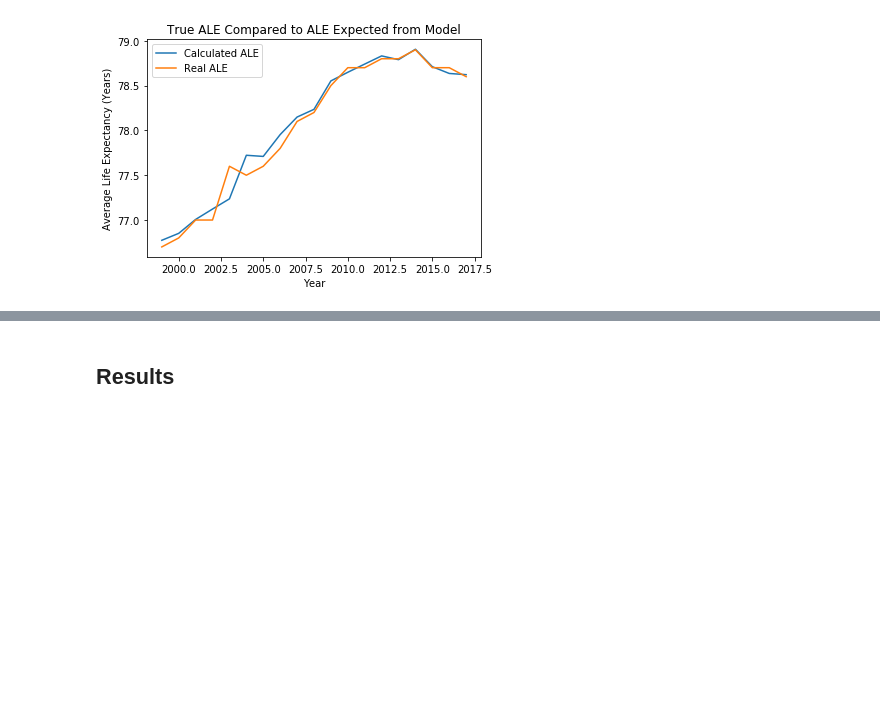
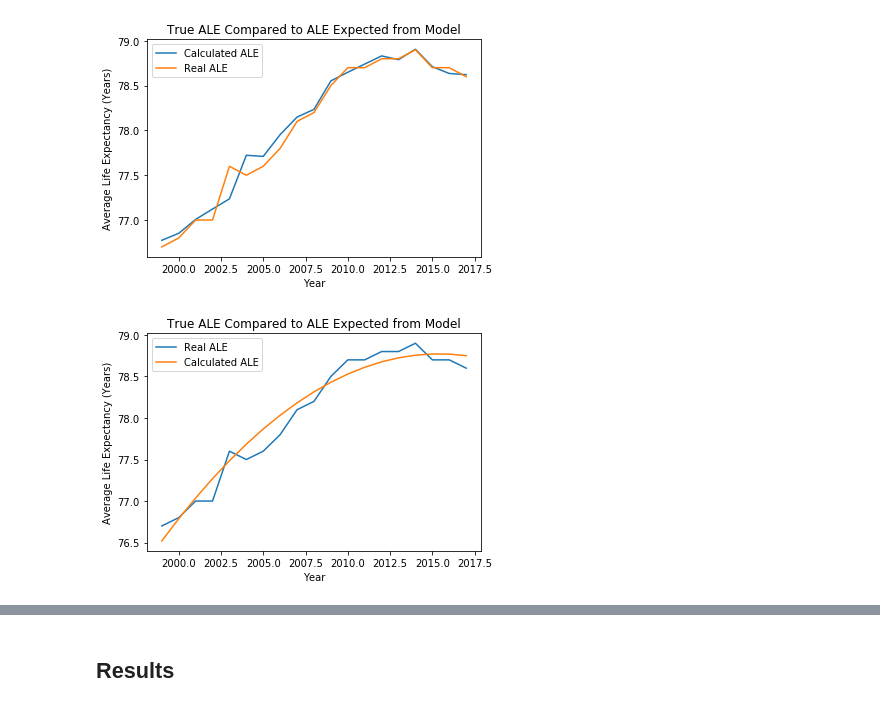
Before and after one commit to ASHSWAN1999/DataScienceProject2, a Jupyter notebook: project2.ipynb, the cells around one changed output, grey strips where cells are left out. Saved outputs shown, nothing was run; the diff lists cells and outputs as text; code cells hidden in the pictures; blank space fills up the shorter version.

```diff
--- a/project2.ipynb
+++ b/project2.ipynb
@@ -248,7 +249,7 @@ def life_expect_df(df):
     df['ex'] = df['Tx']/df['lx']
     birth_le = df[df['Single-Year Ages Code'].astype('int64')==0]
 
-    return birth_le
+    return birth_le.reset_index(drop=True)
 # %% [markdown]
 Graphed below are both the ALEs reported by the NCHS and the ones we calculated. This graph is visual validation for our calculations, as it traces the true ALE very closely.
 
@@ -269,3 +270,22 @@ plt.title('True ALE Compared to ALE Expected from Model')
 plt.legend();
 # %% [output]
 [figure]
+# %%
+birth_le['Year2'] = birth_le['Year']**2
+
+model = smf.ols('ex ~ Year + Year2', data=birth_le)
+results = model.fit()
+results.summary()
+
+
+plt.plot(recent.Year, recent['Average Life Expectancy (Years)'], label='Real ALE')
+
+pred = results.predict(birth_le)
+plt.plot(birth_le['Year'], pred, label='Calculated ALE')
+
+plt.xlabel('Year')
+plt.ylabel('Average Life Expectancy (Years)')
+plt.title('True ALE Compared to ALE Expected from Model')
+plt.legend();
+# %% [output]
+[figure, added]
```
Also changed, not shown: parts of 2 cells of this notebook.
